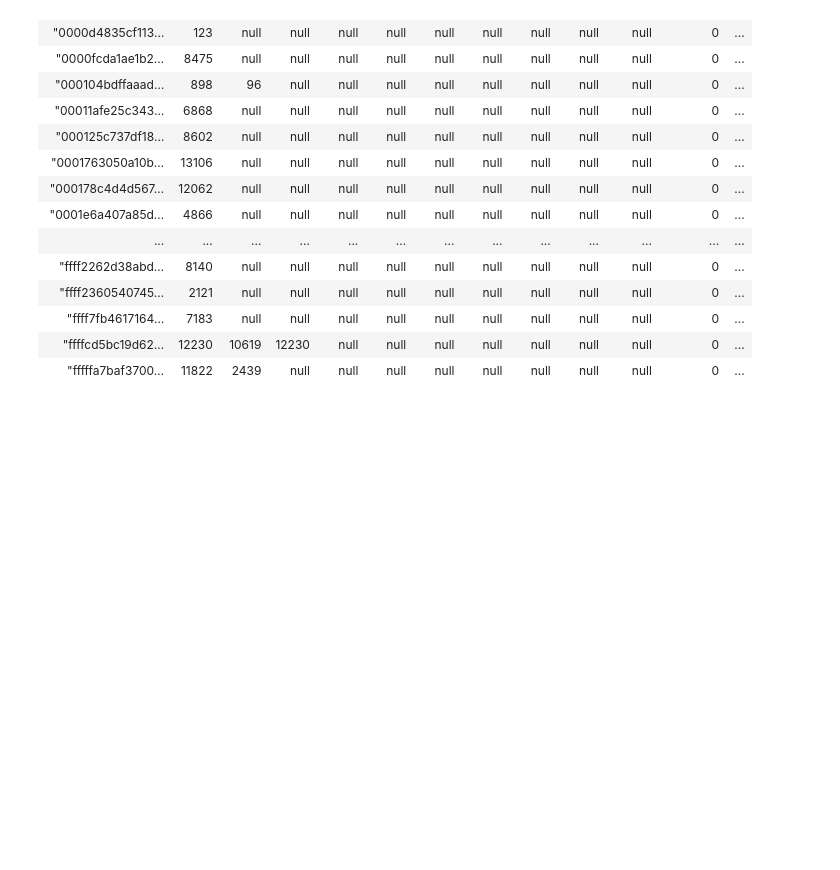
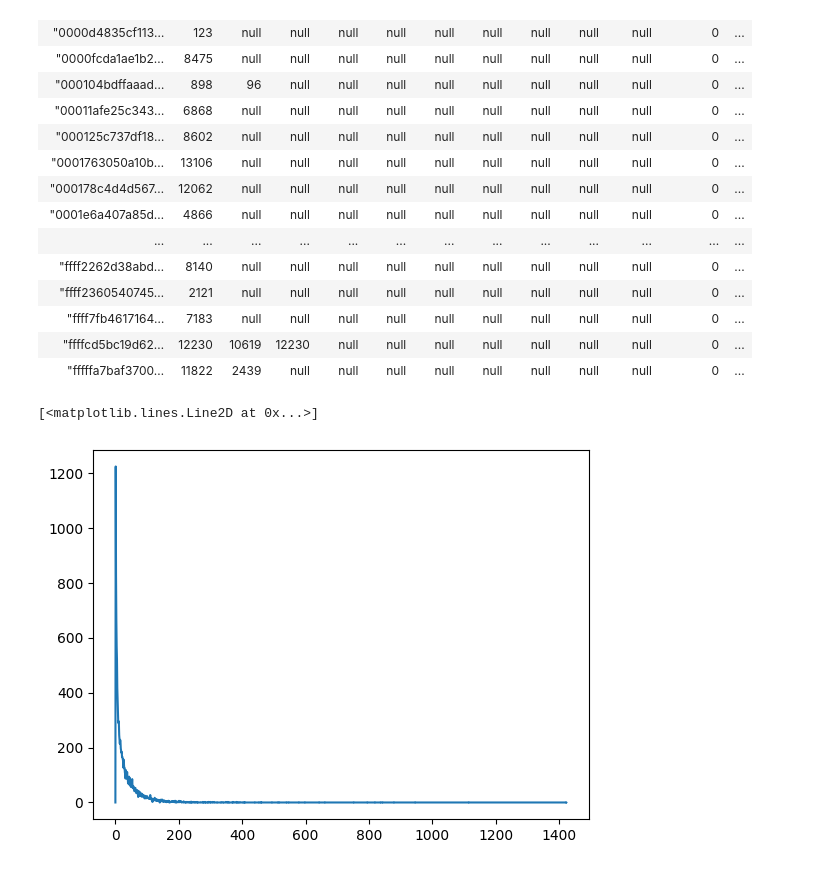
Before and after one commit to morim3/atmacup16, a Jupyter notebook: eda/20231210_area_map.ipynb, the cells around one changed output. Drawn from its saved outputs; the diff is of its cells as text; code cells hidden in the pictures; blank space fills up the shorter version.

Commit message:
image_feature

```diff
--- a/eda/20231210_area_map.ipynb
+++ b/eda/20231210_area_map.ipynb
@@ -5,7 +7,8 @@ import polars as pl
 # %%
-loader = data_loader.AtmaData16Loader()
-train_log = loader.load_train_log()
-yado = loader.load_yado()
+
+train_log = pl.read_parquet("../data/train_log.parquet")
+train_label = pl.read_parquet("../data/train_label.parquet")
+yado = pl.read_parquet("../data/yado.parquet")
 # %%
 yado
 # %% [output]
@@ -148,3 +151,9 @@ shape: (288_698, 131)
 | "ffff7fb4617164… | 7183 | null | null | null | null | null | null | null | null | null | 0 | ... |
 | "ffffcd5bc19d62… | 12230 | 10619 | 12230 | null | null | null | null | null | null | null | 0 | ... |
 | "fffffa7baf3700… | 11822 | 2439 | null | null | null | null | null | null | null | null | 0 | ... |
+# %%
+import matplotlib.pyplot as plt
+plt.plot(train_log.group_by("yad_no").count()["count"].hist()["count_count"])
+# %% [output]
+[<matplotlib.lines.Line2D at 0x...>]
+[figure, added]
```
Also changed, not shown: parts of 6 cells of this notebook, 9 other files.
